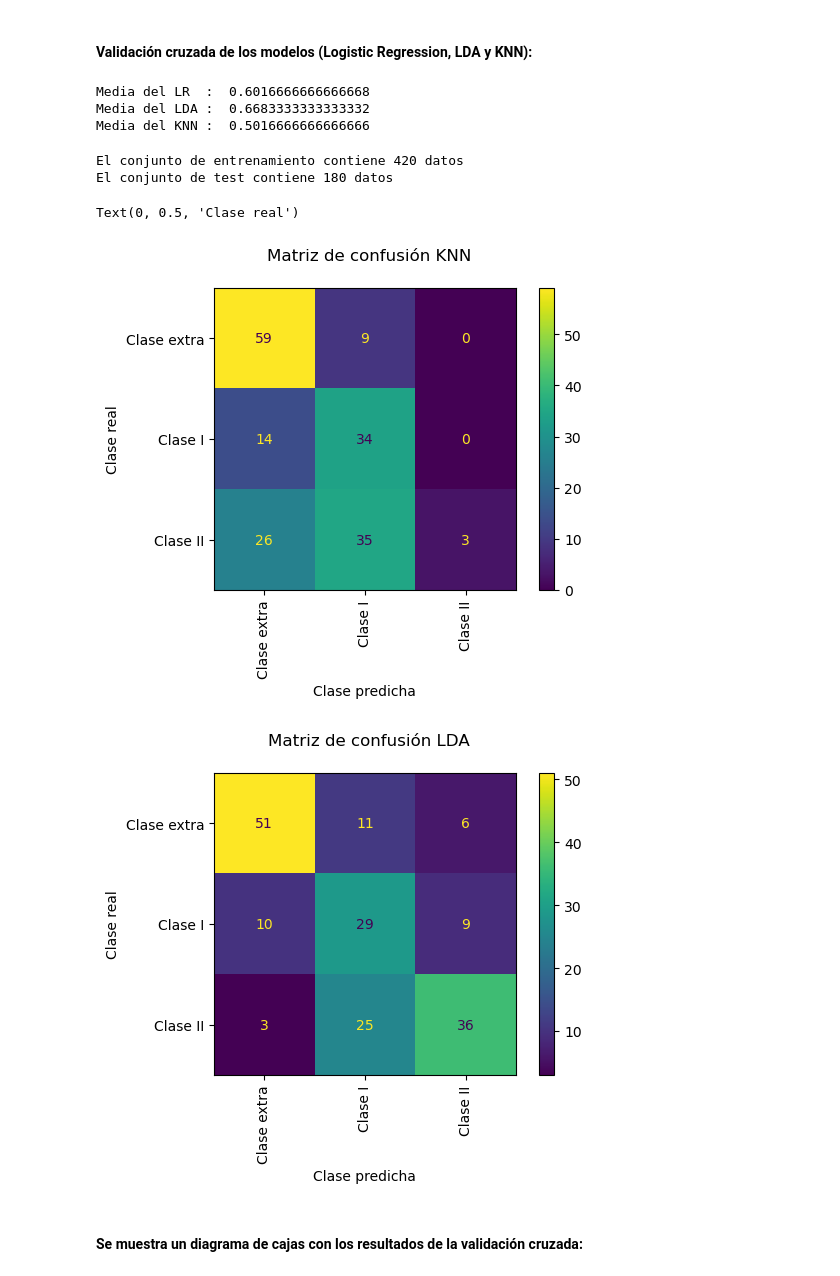
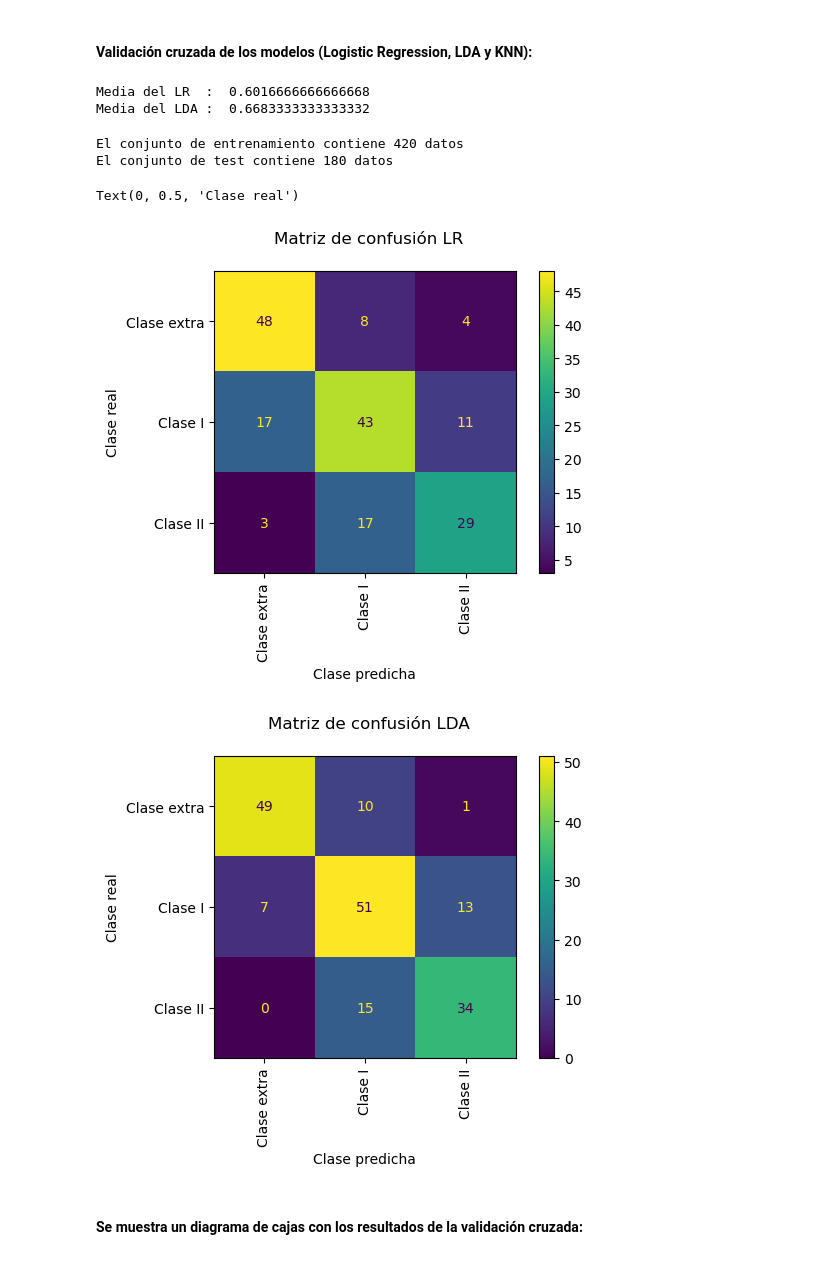
Before and after one commit to vidaldani/MangoGrading, a Jupyter notebook: MangoGrading.ipynb, the cells around one changed output. Drawn from its saved outputs; the diff is of its cells as text; code cells hidden in the pictures.

```diff
--- a/MangoGrading.ipynb
+++ b/MangoGrading.ipynb
@@ -77,5 +77,7 @@ for i in range(0, n, 1):
     extra_class[i] = img
     text[i] = 0
     rgb1 = imread("./Dataset/Grading_dataset/Extra_Class/" + classex_names[i])
+    rgb2 = imread("./Dataset/Grading_dataset/Class_I/" + class1_names[i-10])
+    rgb3 = imread("./Dataset/Grading_dataset/Class_II/" + class2_names[i])
 # %%
 
@@ -125,38 +164,44 @@ modelLDA = LinearDiscriminantAnalysis()
 scoresLDA = cross_validate(modelLDA, X, t, cv=CV, scoring=scoring)
 print('Media del LDA : ', np.mean(scoresLDA['test_accuracy']))
 
-modelKNN = KNeighborsClassifier(round(np.sqrt(n)))
-scoresKNN = cross_validate(modelKNN, X, t, cv=CV, scoring=scoring)
-print('Media del KNN : ', np.mean(scoresKNN['test_accuracy']))
+#modelKNN = KNeighborsClassifier(round(np.sqrt(n)))
+#scoresKNN = cross_validate(modelKNN, X, t, cv=CV, scoring=scoring)
+#print('Media del KNN : ', np.mean(scoresKNN['test_accuracy']))
 # %% [output]
 Media del LR  :  0.6016666666666668
 Media del LDA :  0.6683333333333332
-Media del KNN :  0.5016666666666666
 # %%
 Clases=['Clase extra','Clase I','Clase II']
 X_train, X_test, t_train, t_test = train_test_split(X, t, train_size=0.7)
 print("El conjunto de entrenamiento contiene", len(t_train), "datos")
 print("El conjunto de test contiene", len(t_test), "datos")
 
-modelKNN.fit(X_train, t_train)
-disp = plot_confusion_matrix(modelKNN, X_test, t_test, display_labels = Clases, xticks_rotation = 'vertical') # Muestra gráficamente la matriz de confusión
-disp.figure_.suptitle("Matriz de confusión KNN");         # Añade un título a la figura de la matriz de confusión
+#modelKNN.fit(X_train, t_train)
+#disp = plot_confusion_matrix(modelKNN, X_test, t_test, display_labels = Clases, xticks_rotation = 'vertical') # Muestra gráficamente la matriz de confusión
+#disp.figure_.suptitle("Matriz de confusión KNN");         # Añade un título a la figura de la matriz de confusión
+#disp.figure_.set_dpi(100)                             # Establece el tamaño de la figura
+#plt.xlabel("Clase predicha")
+#plt.ylabel("Clase real")
+
+modelLR.fit(X_train, t_train)
+disp = plot_confusion_matrix(modelLR, X_test, t_test, display_labels = Clases, xticks_rotation = 'vertical') # Muestra gráficamente la matriz de confusión
+disp.figure_.suptitle("Matriz de confusión LR");         # Añade un título a la figura de la matriz de confusión
 disp.figure_.set_dpi(100)                             # Establece el tamaño de la figura
 plt.xlabel("Clase predicha")
 plt.ylabel("Clase real")
 
-modelLR.fit(X_train, t_train)
-disp = plot_confusion_matrix(modelLR, X_test, t_test, display_labels = Clases, xticks_rotation = 'vertical') # Muestra gráficamente la matriz de confusión
+modelLDA.fit(X_train, t_train)
+disp = plot_confusion_matrix(modelLDA, X_test, t_test, display_labels = Clases, xticks_rotation = 'vertical') # Muestra gráficamente la matriz de confusión
 disp.figure_.suptitle("Matriz de confusión LDA");         # Añade un título a la figura de la matriz de confusión
 disp.figure_.set_dpi(100)                             # Establece el tamaño de la figura
 plt.xlabel("Clase predicha")
 plt.ylabel("Clase real")
 # %% [output]
 El conjunto de entrenamiento contiene 420 datos
 El conjunto de test contiene 180 datos
 Text(0, 0.5, 'Clase real')
-[figure, old version]
+[figure, new version]
-[figure, old version]
+[figure, new version]
 # %% [markdown]
 #### Se muestra un diagrama de cajas con los resultados de la validación cruzada:
 # %%
```
Also changed, not shown: parts of 3 cells of this notebook, 2 other files.
